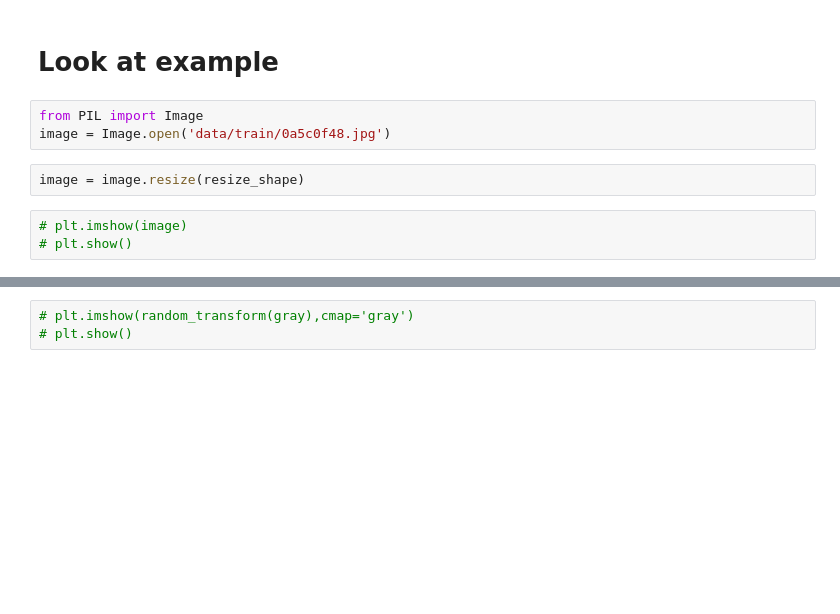
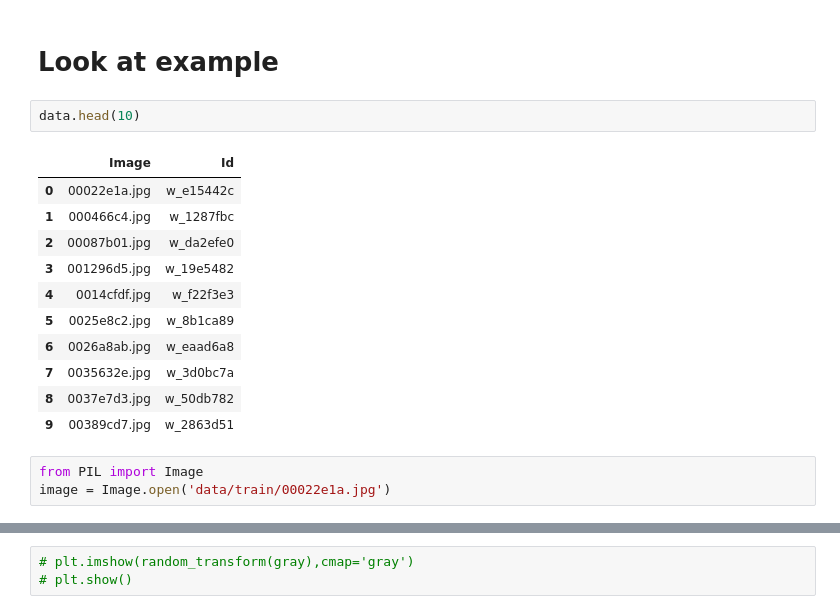
Before and after one commit to ebartrum/Kaggle-Whale-Identification, a Jupyter notebook: S network.ipynb, the cells around one changed output, grey strips where cells are left out. Saved outputs shown, nothing was run; the diff lists cells and outputs as text; blank space fills up the shorter version.

```diff
--- a/S network.ipynb
+++ b/S network.ipynb
@@ -24,14 +24,23 @@ len(data)
 9040
 # %% [markdown]
 # Look at example
+# %%
+data.head(10)
+# %% [output]
+|  | Image | Id |
+| 0 | 00022e1a.jpg | w_e15442c |
+| 1 | 000466c4.jpg | w_1287fbc |
+| 2 | 00087b01.jpg | w_da2efe0 |
+| 3 | 001296d5.jpg | w_19e5482 |
+| 4 | 0014cfdf.jpg | w_f22f3e3 |
+| 5 | 0025e8c2.jpg | w_8b1ca89 |
+| 6 | 0026a8ab.jpg | w_eaad6a8 |
+| 7 | 0035632e.jpg | w_3d0bc7a |
+| 8 | 0037e7d3.jpg | w_50db782 |
+| 9 | 00389cd7.jpg | w_2863d51 |
 # %%
 from PIL import Image
-image = Image.open('data/train/0a5c0f48.jpg')
+image = Image.open('data/train/00022e1a.jpg')
-# %%
-image = image.resize(resize_shape)
-# %%
-# plt.imshow(image)
-# plt.show()
 # %%
 np.array(image).shape
 # %% [output]
```
Also changed, not shown: parts of 24 cells of this notebook, 1 other file.
